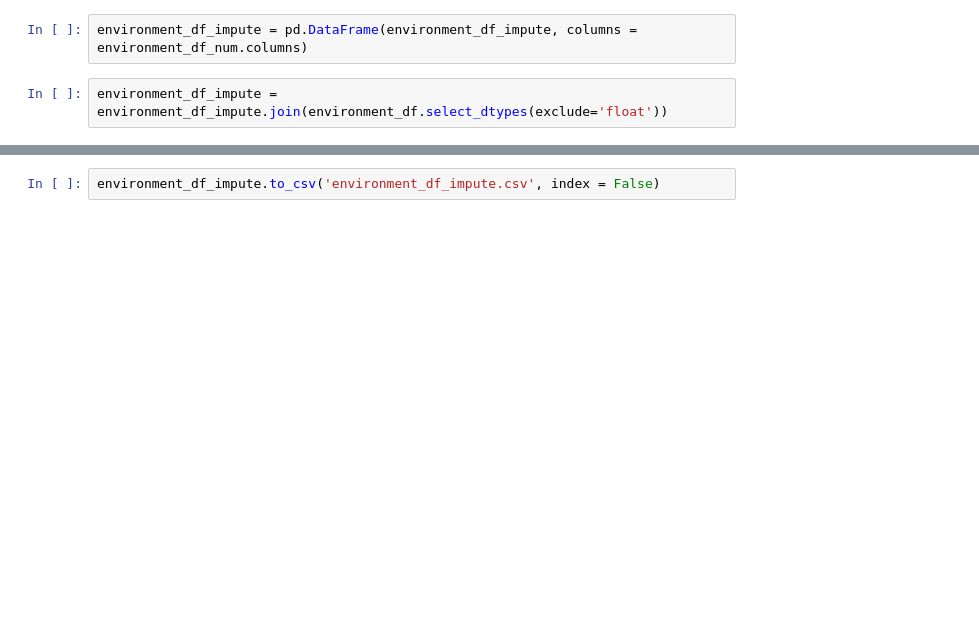
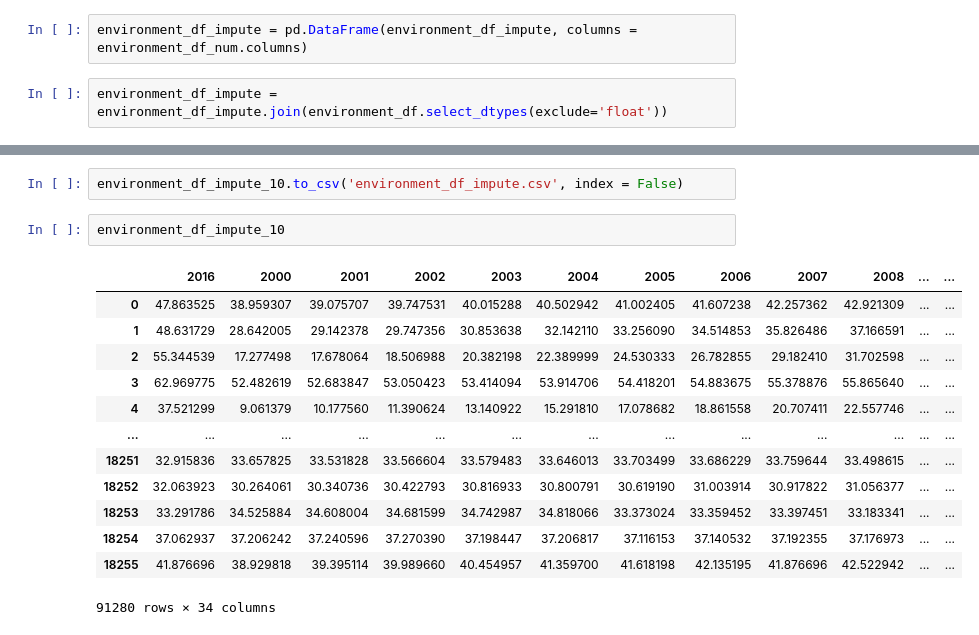
Before and after one commit to NicoJanko/ESG_index, a Jupyter notebook: ESG_impute.ipynb, the cells around one changed output, grey strips where cells are left out. Cells and saved outputs as stored; diff of their text form; blank space fills up the shorter version.

```diff
--- a/ESG_impute.ipynb
+++ b/ESG_impute.ipynb
@@ -26,2 +65,18 @@ msno.matrix(environment_df_impute)
 # %%
-environment_df_impute.to_csv('environment_df_impute.csv', index = False)
+environment_df_impute_10.to_csv('environment_df_impute.csv', index = False)
+# %%
+environment_df_impute_10
+# %% [output]
+|  | 2016 | 2000 | 2001 | 2002 | 2003 | 2004 | 2005 | 2006 | 2007 | 2008 | ... | ... |
+| 0 | 47.863525 | 38.959307 | 39.075707 | 39.747531 | 40.015288 | 40.502942 | 41.002405 | 41.607238 | 42.257362 | 42.921309 | ... | ... |
+| 1 | 48.631729 | 28.642005 | 29.142378 | 29.747356 | 30.853638 | 32.142110 | 33.256090 | 34.514853 | 35.826486 | 37.166591 | ... | ... |
+| 2 | 55.344539 | 17.277498 | 17.678064 | 18.506988 | 20.382198 | 22.389999 | 24.530333 | 26.782855 | 29.182410 | 31.702598 | ... | ... |
+| 3 | 62.969775 | 52.482619 | 52.683847 | 53.050423 | 53.414094 | 53.914706 | 54.418201 | 54.883675 | 55.378876 | 55.865640 | ... | ... |
+| 4 | 37.521299 | 9.061379 | 10.177560 | 11.390624 | 13.140922 | 15.291810 | 17.078682 | 18.861558 | 20.707411 | 22.557746 | ... | ... |
+| ... | ... | ... | ... | ... | ... | ... | ... | ... | ... | ... | ... | ... |
+| 18251 | 32.915836 | 33.657825 | 33.531828 | 33.566604 | 33.579483 | 33.646013 | 33.703499 | 33.686229 | 33.759644 | 33.498615 | ... | ... |
+| 18252 | 32.063923 | 30.264061 | 30.340736 | 30.422793 | 30.816933 | 30.800791 | 30.619190 | 31.003914 | 30.917822 | 31.056377 | ... | ... |
+| 18253 | 33.291786 | 34.525884 | 34.608004 | 34.681599 | 34.742987 | 34.818066 | 33.373024 | 33.359452 | 33.397451 | 33.183341 | ... | ... |
+| 18254 | 37.062937 | 37.206242 | 37.240596 | 37.270390 | 37.198447 | 37.206817 | 37.116153 | 37.140532 | 37.192355 | 37.176973 | ... | ... |
+| 18255 | 41.876696 | 38.929818 | 39.395114 | 39.989660 | 40.454957 | 41.359700 | 41.618198 | 42.135195 | 41.876696 | 42.522942 | ... | ... |
+91280 rows × 34 columns
```
Also changed, not shown: parts of 6 cells of this notebook, 3 other files.
